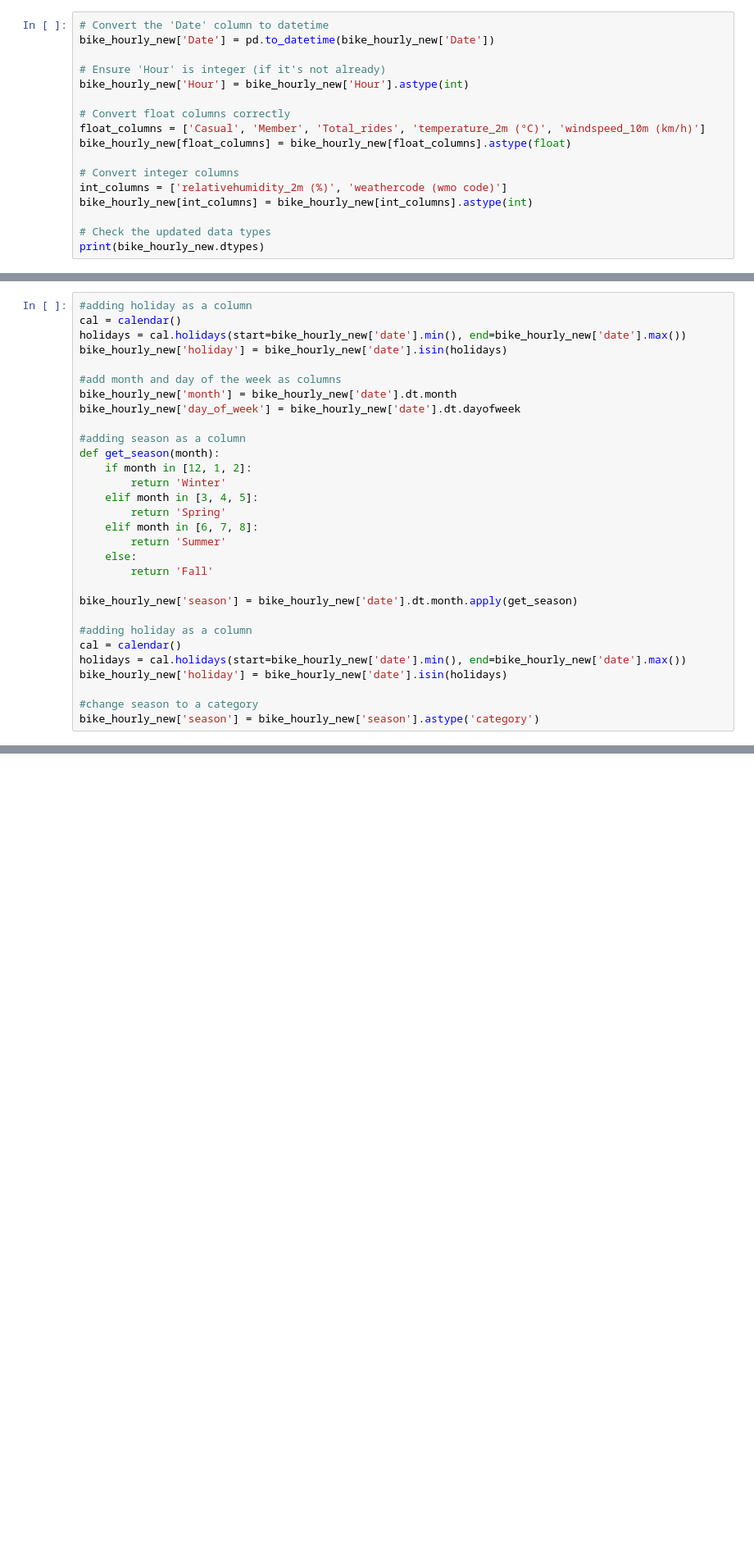
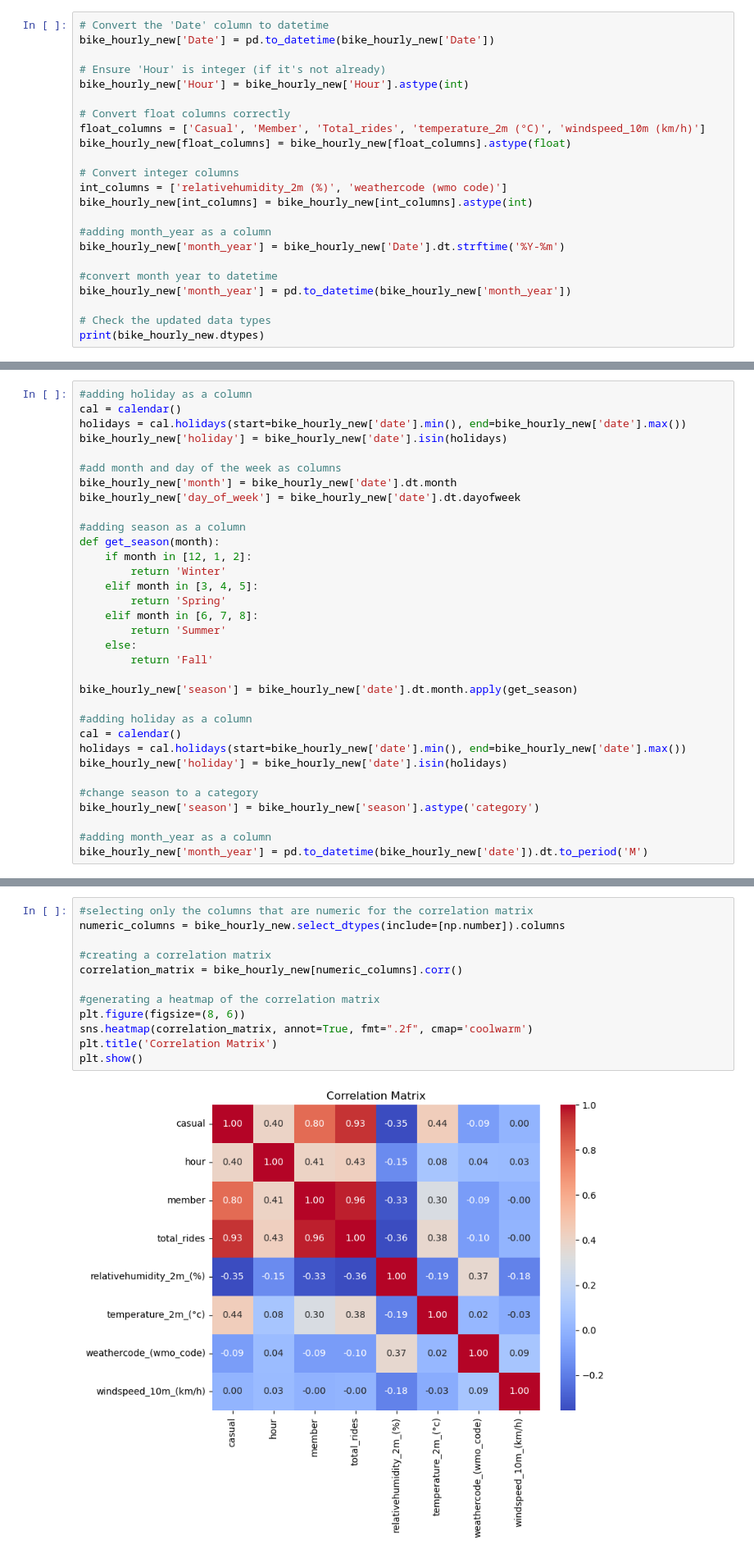
Before and after one commit to rakeshtparayil/capital_bike_share, a Jupyter notebook: capital_bike_share_hour.ipynb, the cells around one changed output, grey strips where cells are left out. Shown at 82% size. Saved outputs shown, nothing was run; the diff lists cells and outputs as text; blank space fills up the shorter version.

Commit message:
plotting

```diff
--- a/capital_bike_share_hour.ipynb
+++ b/capital_bike_share_hour.ipynb
@@ -39,6 +39,12 @@ bike_hourly_new[float_columns] = bike_hourly_new[float_columns].astype(float)
 int_columns = ['relativehumidity_2m (%)', 'weathercode (wmo code)']
 bike_hourly_new[int_columns] = bike_hourly_new[int_columns].astype(int)
 
+#adding month_year as a column
+bike_hourly_new['month_year'] = bike_hourly_new['Date'].dt.strftime('%Y-%m')
+
+#convert month year to datetime
+bike_hourly_new['month_year'] = pd.to_datetime(bike_hourly_new['month_year'])
+
 # Check the updated data types
 print(bike_hourly_new.dtypes)
 # %% [output]
@@ -95,6 +102,9 @@ bike_hourly_new['holiday'] = bike_hourly_new['date'].isin(holidays)
 
 #change season to a category
 bike_hourly_new['season'] = bike_hourly_new['season'].astype('category')
+
+#adding month_year as a column
+bike_hourly_new['month_year'] = pd.to_datetime(bike_hourly_new['date']).dt.to_period('M')
 # %%
 #change data type from integer to category for day of the week
 bike_hourly_new['day_of_week'] = bike_hourly_new['day_of_week'].astype('category')
@@ -381,0 +395,14 @@ High Wind              0.000000  0.000000  0.000000
+# %%
+#selecting only the columns that are numeric for the correlation matrix
+numeric_columns = bike_hourly_new.select_dtypes(include=[np.number]).columns
+
+#creating a correlation matrix
+correlation_matrix = bike_hourly_new[numeric_columns].corr()
+
+#generating a heatmap of the correlation matrix
+plt.figure(figsize=(8, 6))
+sns.heatmap(correlation_matrix, annot=True, fmt=".2f", cmap='coolwarm')
+plt.title('Correlation Matrix')
+plt.show()
+# %% [output]
+[figure, added]
```
Also changed, not shown: parts of 14 cells of this notebook.
